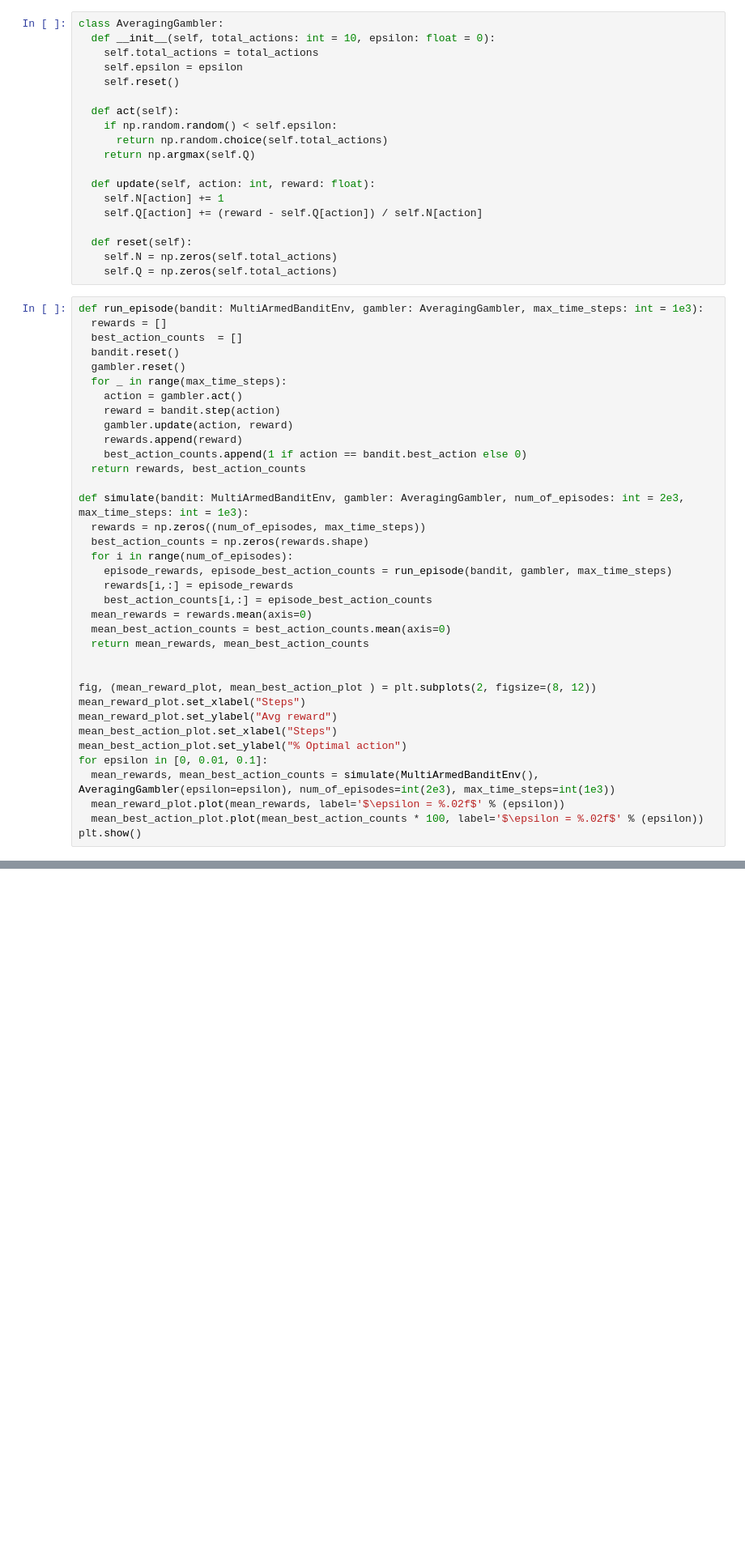
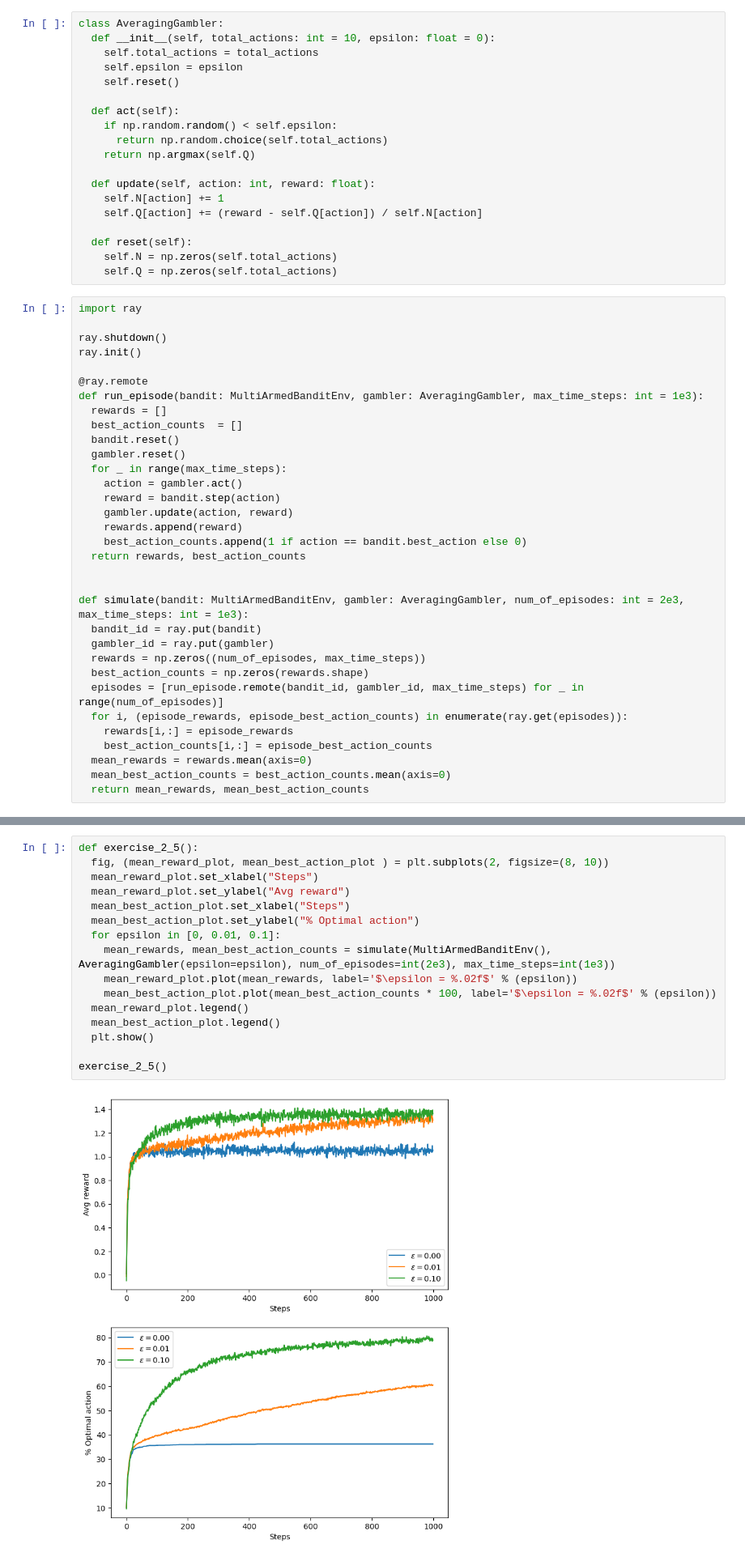
Before and after one commit to nguymin4/reinforcement-learning-introduction, a Jupyter notebook: chapter_2/10_armed_test_bed.ipynb, the cells around one changed output, grey strips where cells are left out. Shown at 81% size. Saved outputs shown, nothing was run; the diff lists cells and outputs as text; blank space fills up the shorter version.

```diff
--- a/chapter_2/10_armed_test_bed.ipynb
+++ b/chapter_2/10_armed_test_bed.ipynb
@@ -48,6 +48,12 @@ class AveragingGambler:
     self.N = np.zeros(self.total_actions)
     self.Q = np.zeros(self.total_actions)
 # %%
+import ray
+
+ray.shutdown()
+ray.init()
+
+@ray.remote
 def run_episode(bandit: MultiArmedBanditEnv, gambler: AveragingGambler, max_time_steps: int = 1e3):
   rewards = []
   best_action_counts  = []
@@ -61,26 +67,17 @@ def run_episode(bandit: MultiArmedBanditEnv, gambler: AveragingGambler, max_time
     best_action_counts.append(1 if action == bandit.best_action else 0)
   return rewards, best_action_counts
 
+
 def simulate(bandit: MultiArmedBanditEnv, gambler: AveragingGambler, num_of_episodes: int = 2e3, max_time_steps: int = 1e3):
+  bandit_id = ray.put(bandit)
+  gambler_id = ray.put(gambler)
   rewards = np.zeros((num_of_episodes, max_time_steps))
   best_action_counts = np.zeros(rewards.shape)
-  for i in range(num_of_episodes):
-    episode_rewards, episode_best_action_counts = run_episode(bandit, gambler, max_time_steps)
+  episodes = [run_episode.remote(bandit_id, gambler_id, max_time_steps) for _ in range(num_of_episodes)]
+  for i, (episode_rewards, episode_best_action_counts) in enumerate(ray.get(episodes)):
     rewards[i,:] = episode_rewards
     best_action_counts[i,:] = episode_best_action_counts
   mean_rewards = rewards.mean(axis=0)
   mean_best_action_counts = best_action_counts.mean(axis=0)
   return mean_rewards, mean_best_action_counts
-
-
-fig, (mean_reward_plot, mean_best_action_plot ) = plt.subplots(2, figsize=(8, 12))
-mean_reward_plot.set_xlabel("Steps")
-mean_reward_plot.set_ylabel("Avg reward")
-mean_best_action_plot.set_xlabel("Steps")
-mean_best_action_plot.set_ylabel("% Optimal action")
-for epsilon in [0, 0.01, 0.1]:
-  mean_rewards, mean_best_action_counts = simulate(MultiArmedBanditEnv(), AveragingGambler(epsilon=epsilon), num_of_episodes=int(2e3), max_time_steps=int(1e3))
-  mean_reward_plot.plot(mean_rewards, label='$\epsilon = %.02f$' % (epsilon))
-  mean_best_action_plot.plot(mean_best_action_counts * 100, label='$\epsilon = %.02f$' % (epsilon))
-plt.show()
 # %% [output]
@@ -87,0 +85,18 @@ plt.show()
+# %%
+def exercise_2_5():
+  fig, (mean_reward_plot, mean_best_action_plot ) = plt.subplots(2, figsize=(8, 10))
+  mean_reward_plot.set_xlabel("Steps")
+  mean_reward_plot.set_ylabel("Avg reward")
+  mean_best_action_plot.set_xlabel("Steps")
+  mean_best_action_plot.set_ylabel("% Optimal action")
+  for epsilon in [0, 0.01, 0.1]:
+    mean_rewards, mean_best_action_counts = simulate(MultiArmedBanditEnv(), AveragingGambler(epsilon=epsilon), num_of_episodes=int(2e3), max_time_steps=int(1e3))
+    mean_reward_plot.plot(mean_rewards, label='$\epsilon = %.02f$' % (epsilon))
+    mean_best_action_plot.plot(mean_best_action_counts * 100, label='$\epsilon = %.02f$' % (epsilon))
+  mean_reward_plot.legend()
+  mean_best_action_plot.legend()
+  plt.show()
+
+exercise_2_5()
+# %% [output]
+[figure, added]
```
Also changed, not shown: parts of 2 cells of this notebook, 1 other file.
